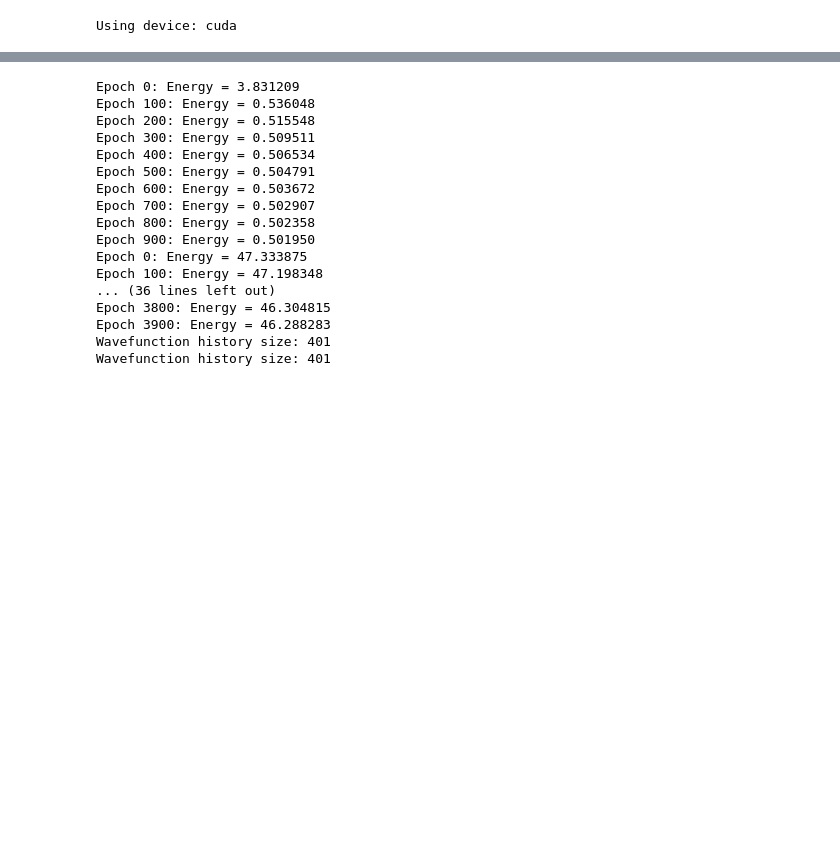
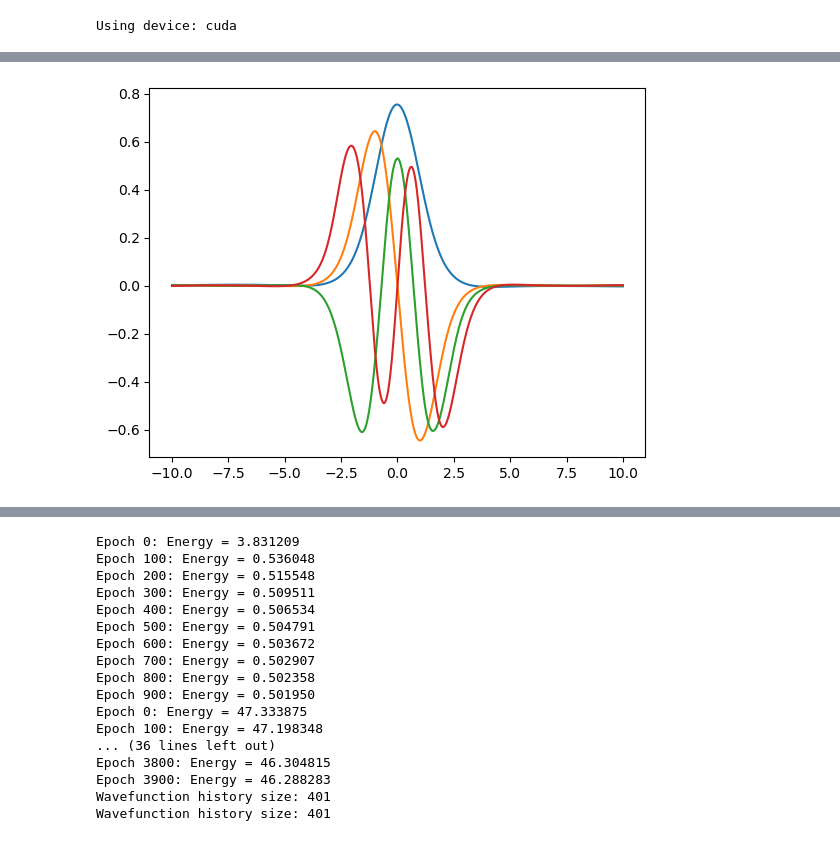
Before and after one commit to pfargas/1D-Variational-RBM, a Jupyter notebook: python/torch_computations.ipynb, the cells around one changed output, grey strips where cells are left out. Drawn from its saved outputs; the diff is of its cells as text; code cells hidden in the pictures; blank space fills up the shorter version.

```diff
--- a/python/torch_computations.ipynb
+++ b/python/torch_computations.ipynb
@@ -12,0 +170,5 @@ Using device: cuda
+# %%
+for final_wavefunction_cpu in results.final_wavefunctions:
+    plt.plot(x_train.cpu().detach().numpy(), final_wavefunction_cpu, label="Final Wavefunction CPU")
+# %% [output]
+[figure, added]
```
Also changed, not shown: parts of 10 cells of this notebook, 5 other files.
